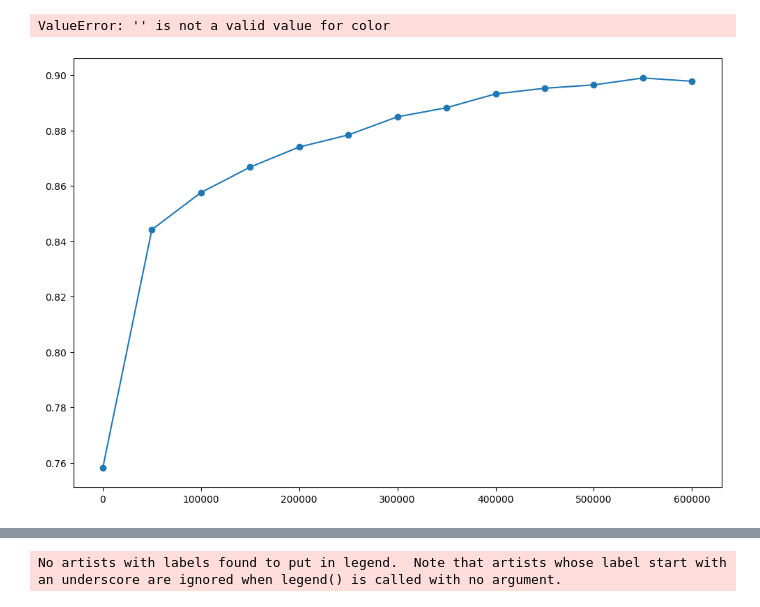
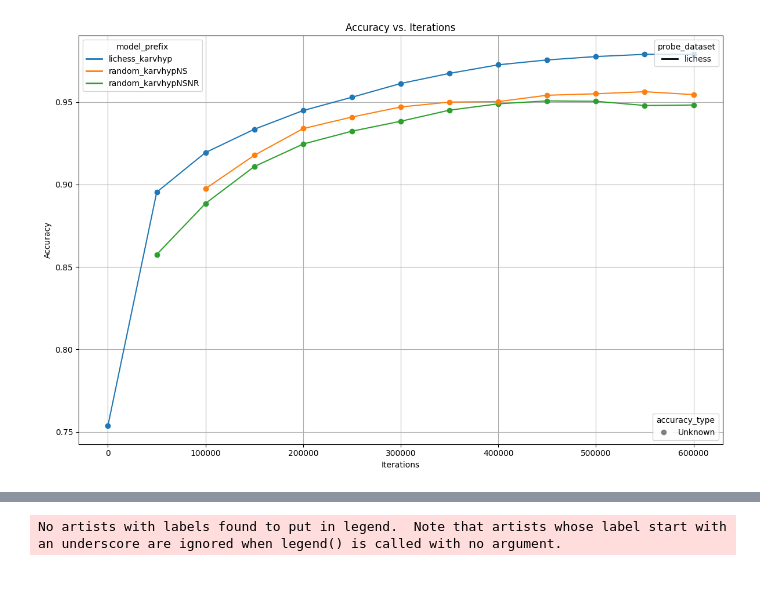
Before and after one commit to MarcosElFlamenco/NewInterpretability, a Jupyter notebook: ploting/view_probe_results.ipynb, the cells around one changed output, grey strips where cells are left out. Saved outputs shown, nothing was run; the diff lists cells and outputs as text; code cells hidden in the pictures.

```diff
--- a/ploting/view_probe_results.ipynb
+++ b/ploting/view_probe_results.ipynb
@@ -4,35 +4,35 @@ import importlib
 
 importlib.reload(g)
 
 
 results_datapath = '../probe_experiment_tracking.json'
-model_prefixes=["lichess_karvhyp","random_karvhypNSNR"]
+model_prefixes=["lichess_karvhyp","random_karvhypNSNR","random_karvhypNS"]
 model_prefixes_random=["random_karvhypNSNR"]
 model_prefixes_lichess=["lichess_karvhyp"]
 max_train_games_list=["10000"]
 num_epochs_list=[3]
-probe_datasets=["lichess"]
+probe_datasets=["lichess"] #set up training_set
 training_configs=["classic"]
-accuracy_types=["random","lichess"] #random, lichess, training set
+#accuracy_types=["lichess","train"] #random, lichess, training set
+accuracy_types=["training_set"]
 #color_means="num_epochs",
 line_means="probe_dataset"
 marker_means="accuracy_type"
 color_means="model_prefix"
 
 
 g.plot_accuracy_by_iterations(
     results_datapath,
     model_prefixes,
     max_train_games_list,
     num_epochs_list,
     probe_datasets,
     training_configs,
     accuracy_types,
     color_means,
     line_means,
     marker_means,
     debugging=-2
 )
 # %% [output]
-ValueError: '' is not a valid value for color
-[figure, old version]
+[figure, new version]
```
Also changed, not shown: parts of 1 cell of this notebook, 5 other files.
